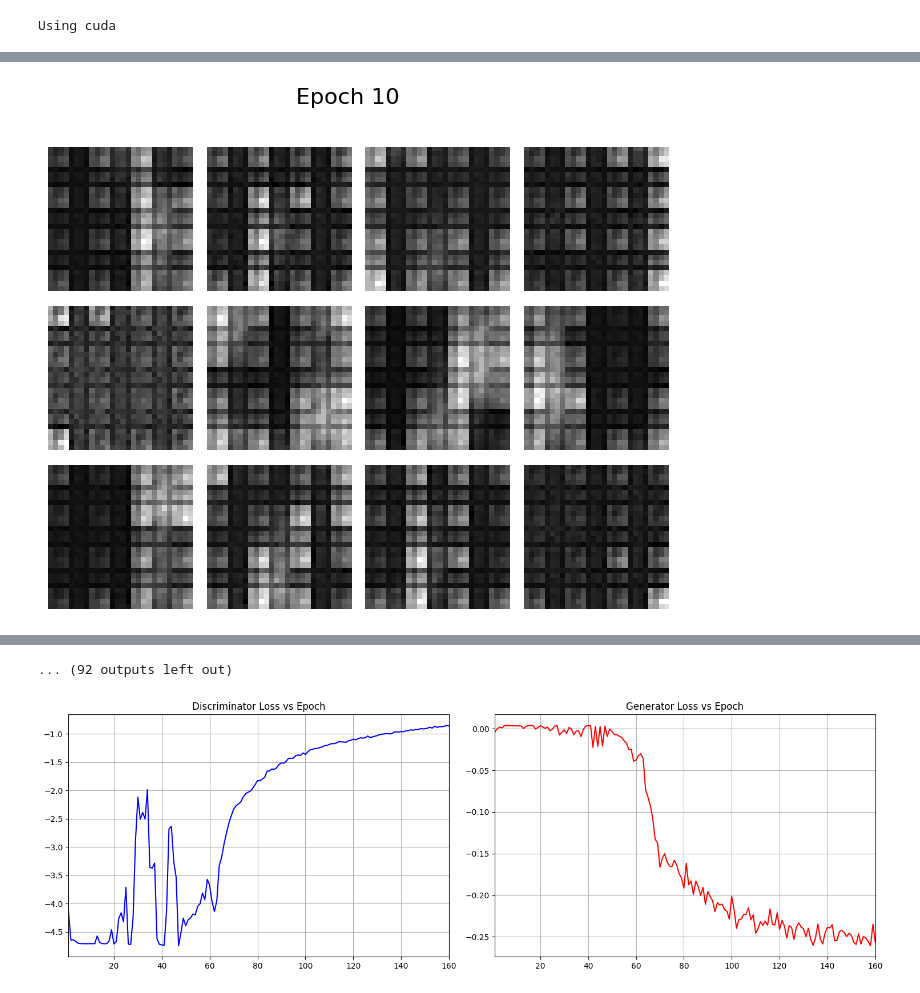
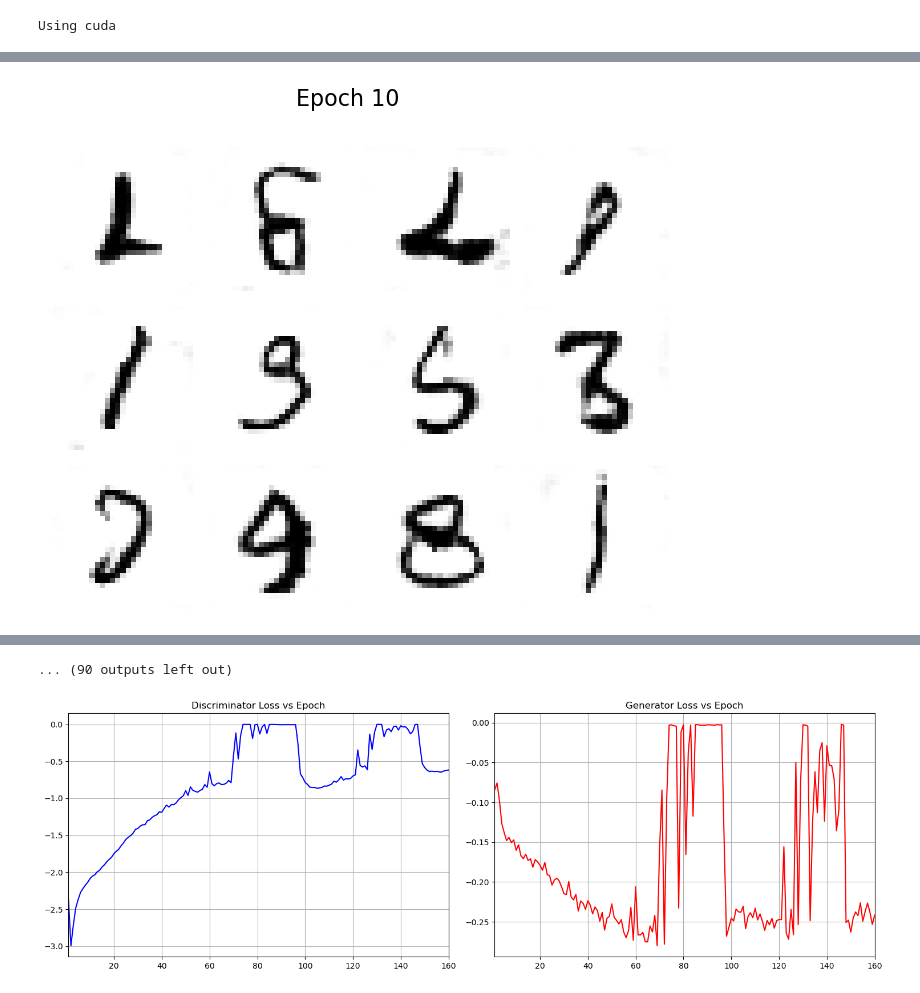
Before and after one commit to mikerapt/hy673_tutorials, a Jupyter notebook: Tutorial-10/10e_WGAN.ipynb, the cells around one changed output, grey strips where cells are left out. Cells and saved outputs as stored; diff of their text form; code cells hidden in the pictures.

```diff
--- a/Tutorial-10/10e_WGAN.ipynb
+++ b/Tutorial-10/10e_WGAN.ipynb
@@ -41,8 +67,6 @@ class Generator(nn.Module):
         kernel_sizes = [4, 4, 3, 3, 4]
         strides = [1, 2, 2, 2, 1]
         paddings = [0, 1, 1, 1, 2]
-        activations = [nn.PReLU() for _ in channels[1:]]
-        activations.append(nn.Tanh())
 
         layers = []
         for i in range(len(channels) - 1):
@@ -56,9 +80,11 @@ class Generator(nn.Module):
                     bias=False
                 )
             )
-            if i < len(channels) - 2:  # No batch norm or activation after the last Conv layer
-                layers.append(nn.BatchNorm2d(num_features=channels[i+1]))
-                layers.append(activations[i])
+            if i < len(channels) - 2:
+                layers.append(nn.BatchNorm2d(num_features=channels[i + 1]))
+                layers.append(nn.PReLU())
+            else:
+                layers.append(nn.Tanh())
 
         self.generator = nn.Sequential(*layers)
 
@@ -90,7 +118,7 @@ class Discriminator(nn.Module):
                     bias=False
                 )
             )
-            if use_batch_norm[i]:
+            if i < len(channels) - 2:
                 layers.append(nn.BatchNorm2d(num_features=channels[i+1]))
             layers.append(nn.PReLU())
 
@@ -124,7 +156,11 @@ gen = Generator(input_shape=data_shape, noise_shape=noise_dim,).to(device)
 gen.apply(weights_init)
 gen(tc.zeros(size=(batch_size, noise_dim), device=device))
 opt_gen = Adam(params=gen.parameters(), lr=lr, betas=betas)
-_ = summary(model=gen, input_data=tc.zeros(size=(batch_size, noise_dim)))
+print(summary(
+    model=gen,
+    input_data=tc.zeros(size=(batch_size, noise_dim)),
+    device=device
+))
 # %% [output]
 ==========================================================================================
 Layer (type:depth-idx)                   Output Shape              Param #
@@ -147,7 +183,11 @@ Estimated Total Size (MB): 15.05
 disc = Discriminator(input_shape=data_shape).to(device)
 disc.apply(weights_init)
 opt_disc = Adam(params=disc.parameters(), lr=lr, betas=betas)
-_ = summary(model=disc, input_data=tc.zeros(size=(batch_size, np.prod(data_shape))))
+print(summary(
+    model=disc,
+    input_data=tc.zeros(size=(batch_size, np.prod(data_shape))),
+    device=device
+))
 # %% [output]
 ==========================================================================================
 Layer (type:depth-idx)                   Output Shape              Param #
@@ -223,7 +287,7 @@ For the purposes of WGANs, enforcing a Lipschitz constraint on the critic means
 # %%
 def train_loop():
 
-    clip_value = 0.01  # Clip value for weights
+    clip_value = 0.01
     critic_iterations = 5
 
     disc_losses = np.zeros(epochs)
@@ -239,7 +303,7 @@ def train_loop():
 
         for i, (x, _) in enumerate(tqdm(train_loader)):
 
-            # ------------------------ Train Discriminator: ------------------------
+            # ------------------------ Train Discriminator: ------------------
             for _ in range(critic_iterations):
 
                 opt_disc.zero_grad()
@@ -248,7 +312,7 @@ def train_loop():
                 x_hat = gen(z)
 
                 pred_real = disc(x)
-                pred_fake = disc(x_hat)
+                pred_fake = disc(x_hat.detach())
 
                 # Wasserstein Loss:
                 loss_disc = -(tc.mean(pred_real) - tc.mean(pred_fake))
@@ -257,14 +321,14 @@ def train_loop():
                 loss_disc.backward()
                 opt_disc.step()
 
-                # Weight clipping:
+                # Weight clipping enforces the Lipschitz contraint:
                 for p in disc.parameters():
                     p.data.clamp_(-clip_value, clip_value)
 
-            # ------------------------ Train Generator: ------------------------
+            # ------------------------ Train Generator: ----------------------
             z = tc.randn(x.shape[0], noise_dim).to(device)
             x_hat = gen(z)
-            gen.zero_grad()
+            opt_gen.zero_grad()
 
             pred_fake = disc(x_hat)
 
@@ -278,7 +342,12 @@ def train_loop():
         # Print:
         disc_losses[epoch] = disc_loss / len(train_loader)
         gen_losses[epoch] = gen_loss / len(train_loader)
-        print(f"Epoch [{epoch+1}/{epochs}] | Loss D: {disc_losses[epoch]:.4f} | Loss G: {gen_losses[epoch]:.4f}")
+        print(
+            f"Epoch [{epoch+1}/{epochs}] | "
+            f"Loss D: {disc_losses[epoch]:.4f} | "
+            f"Loss G: {gen_losses[epoch]:.4f}"
+        )
+
         # Sample:
         if (epoch + 1) % sample_every == 0:
             gen.eval()
@@ -302 +371 @@ Epoch [10/160] | Loss D: -4.7078 | Loss G: 0.0035
-[figure, old version]
+[figure, new version]
@@ -304,4 +373,4 @@ Epoch [11/160] | Loss D: -4.7077 | Loss G: 0.0034
-... (92 outputs left out)
+... (90 outputs left out)
 # %%
 epoch_ax = np.arange(start=1, stop=epochs+1, step=1)
 _, ax = plt.subplots(1, 2, figsize=(15, 5))
@@ -320,6 +389,6 @@ plt.tight_layout()
 plt.show()
 plt.close()
 # %% [output]
-[figure, old version]
+[figure, new version]
 # %% [markdown]
 # An Improvement for WGANs
```
Also changed, not shown: parts of 16 cells of this notebook, 7 other files.
